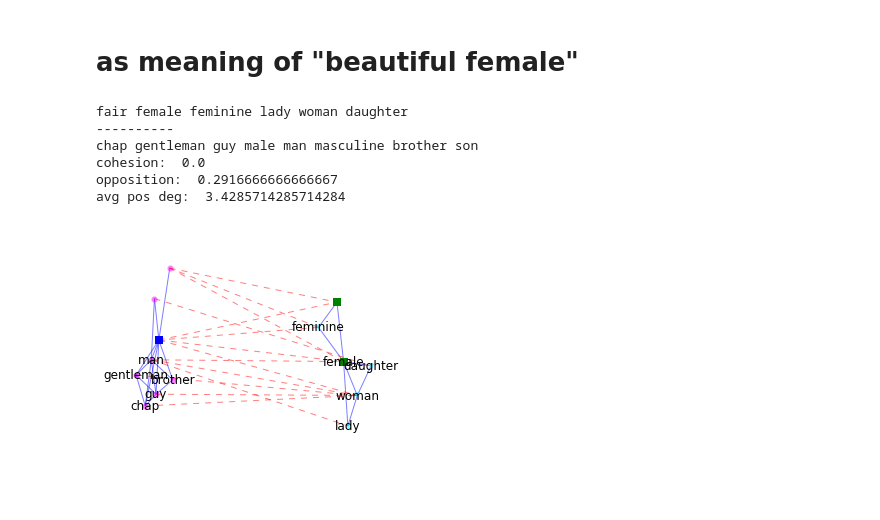
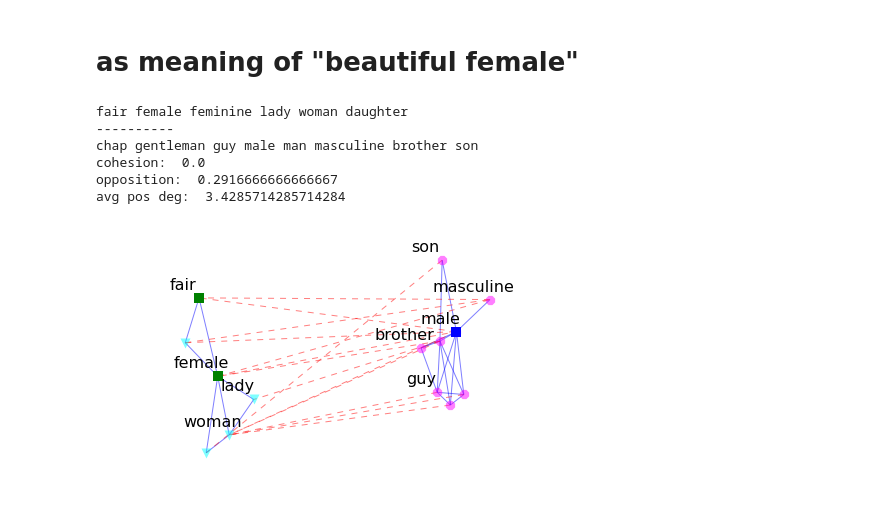
Before and after one commit to xiaohan2012/signed-local-community, a Jupyter notebook: overlapping-community-demo.ipynb, the cells around one changed output. Saved outputs shown, nothing was run; the diff lists cells and outputs as text; code cells hidden in the pictures; blank space fills up the shorter version.

```diff
--- a/overlapping-community-demo.ipynb
+++ b/overlapping-community-demo.ipynb
@@ -137,13 +155,23 @@ avg pos deg:  6.0
 [figure]
 # %% [markdown]
 # as meaning of "beautiful female"
-# %%
-demo(['fair', 'female'], ['male'])
-# %% [output]
-fair female feminine lady woman daughter
-----------
-chap gentleman guy male man masculine brother son
-cohesion:  0.0
-opposition:  0.2916666666666667
-avg pos deg:  3.4285714285714284
-[figure, removed]
+# %%
+random.seed(1234)
+np.random.seed(1234)
+fig, ax = demo(
+    ['fair', 'female'], ['male'],
+    label_x_offset=-0.1, label_y_offset=0.03,
+    C1_to_show=[w2i[w] for w in ('woman', 'lady')],
+    C2_to_show=[w2i[w] for w in ('guy', 'brother', 'son', 'masculine')]
+)
+
+fig.tight_layout()
+fig.savefig('figs/case-study-overlapping/fair-man.pdf')
+# %% [output]
+fair female feminine lady woman daughter
+----------
+chap gentleman guy male man masculine brother son
+cohesion:  0.0
+opposition:  0.2916666666666667
+avg pos deg:  3.4285714285714284
+[figure, added]
```
Also changed, not shown: parts of 4 cells of this notebook, 1 other file.
